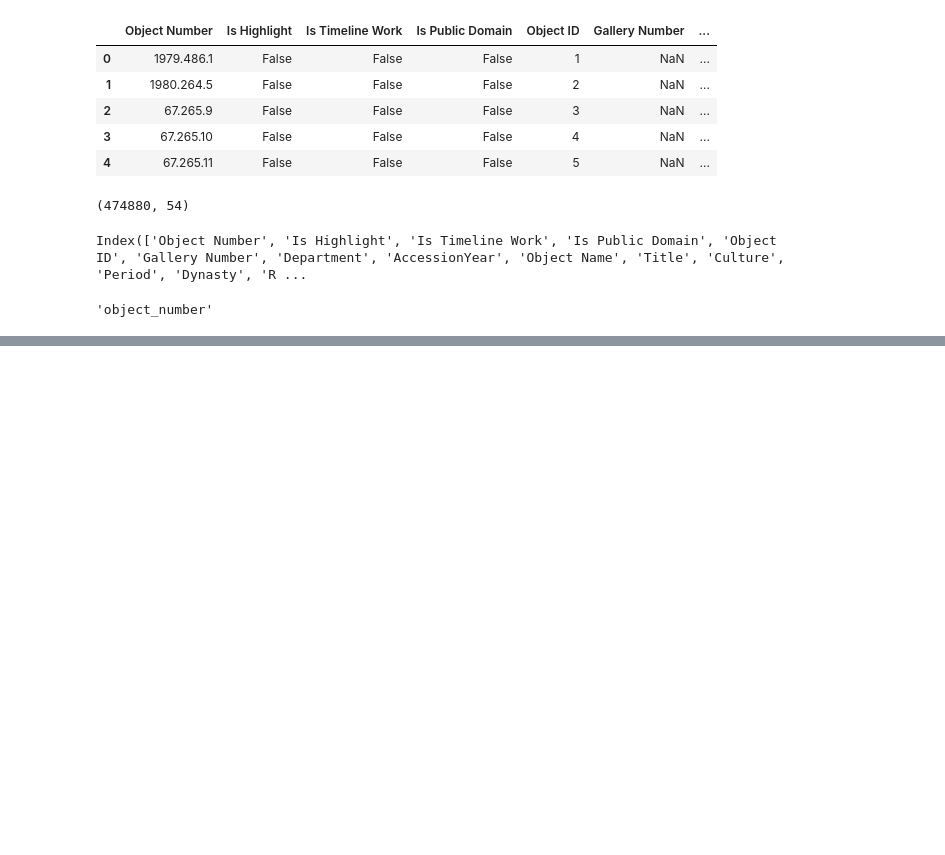
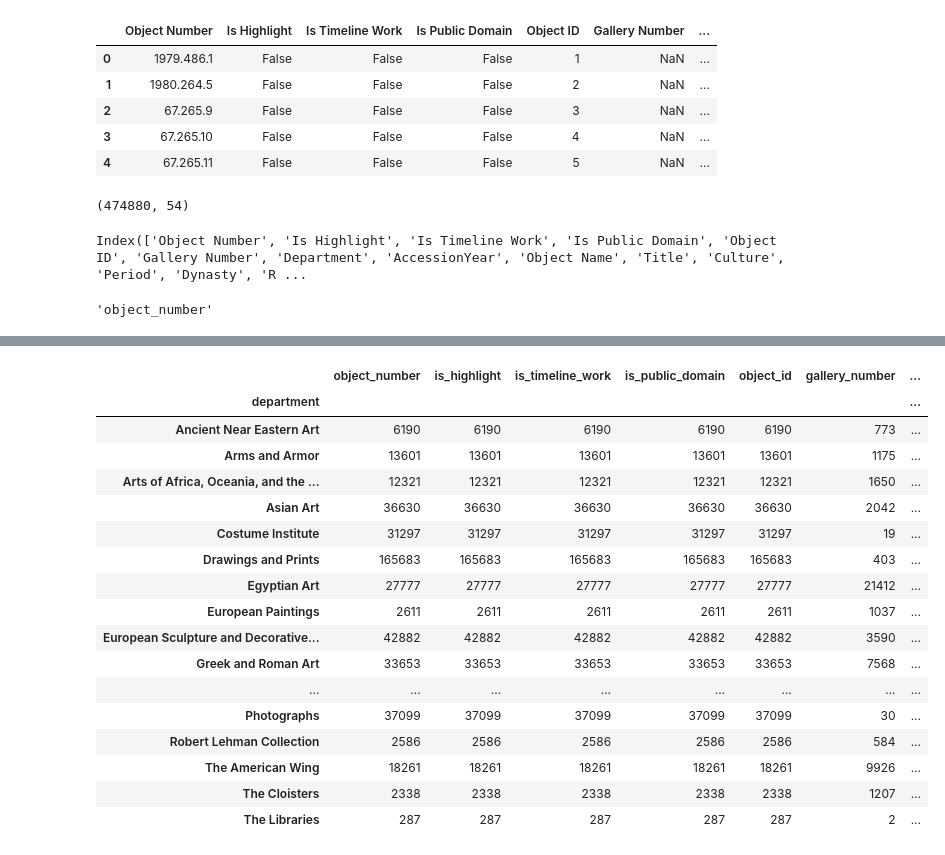
Before and after one commit to freeebooksdotcom/met_opendata, a Jupyter notebook: data_cleaning_initial_eda.ipynb, the cells around one changed output, grey strips where cells are left out. Drawn from its saved outputs; the diff is of its cells as text; code cells hidden in the pictures; blank space fills up the shorter version.

```diff
--- a/data_cleaning_initial_eda.ipynb
+++ b/data_cleaning_initial_eda.ipynb
@@ -49,4 +49,4 @@ def rename_columns(column_name):
             new_name+=letter
     return new_name
 # %%
-df.rename(columns=rename_columns)
+df.rename(columns=rename_columns, inplace=True)
@@ -67,0 +62,21 @@ TypeError: 'list' object is not callable
+# %%
+df.groupby(df.department).count()
+# %% [output]
+|  | object_number | is_highlight | is_timeline_work | is_public_domain | object_id | gallery_number | ... |
+| department |  |  |  |  |  |  | ... |
+| Ancient Near Eastern Art | 6190 | 6190 | 6190 | 6190 | 6190 | 773 | ... |
+| Arms and Armor | 13601 | 13601 | 13601 | 13601 | 13601 | 1175 | ... |
+| Arts of Africa, Oceania, and the ... | 12321 | 12321 | 12321 | 12321 | 12321 | 1650 | ... |
+| Asian Art | 36630 | 36630 | 36630 | 36630 | 36630 | 2042 | ... |
+| Costume Institute | 31297 | 31297 | 31297 | 31297 | 31297 | 19 | ... |
+| Drawings and Prints | 165683 | 165683 | 165683 | 165683 | 165683 | 403 | ... |
+| Egyptian Art | 27777 | 27777 | 27777 | 27777 | 27777 | 21412 | ... |
+| European Paintings | 2611 | 2611 | 2611 | 2611 | 2611 | 1037 | ... |
+| European Sculpture and Decorative... | 42882 | 42882 | 42882 | 42882 | 42882 | 3590 | ... |
+| Greek and Roman Art | 33653 | 33653 | 33653 | 33653 | 33653 | 7568 | ... |
+| ... | ... | ... | ... | ... | ... | ... | ... |
+| Photographs | 37099 | 37099 | 37099 | 37099 | 37099 | 30 | ... |
+| Robert Lehman Collection | 2586 | 2586 | 2586 | 2586 | 2586 | 584 | ... |
+| The American Wing | 18261 | 18261 | 18261 | 18261 | 18261 | 9926 | ... |
+| The Cloisters | 2338 | 2338 | 2338 | 2338 | 2338 | 1207 | ... |
+| The Libraries | 287 | 287 | 287 | 287 | 287 | 2 | ... |
```
Also changed, not shown: parts of 13 cells of this notebook.
